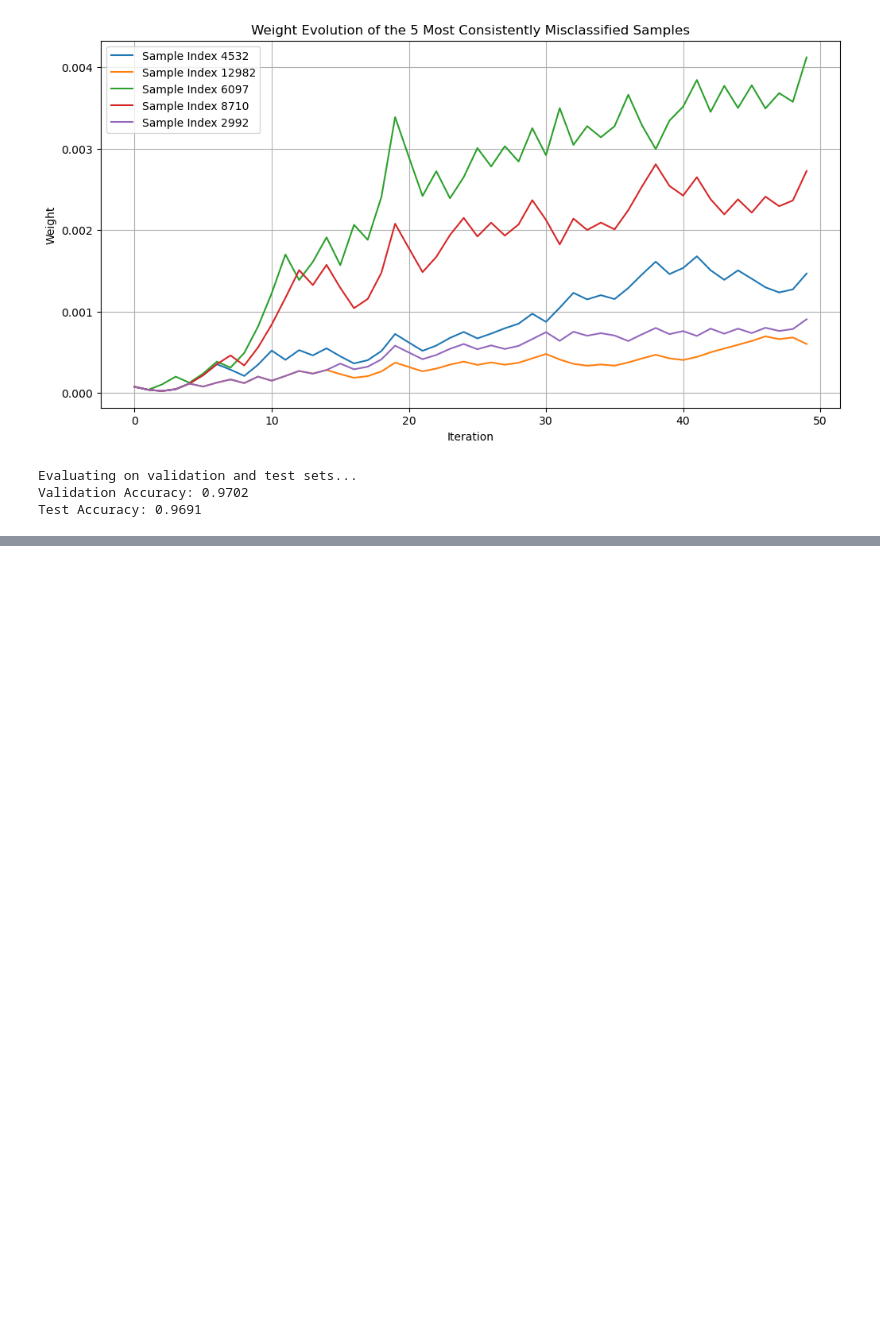
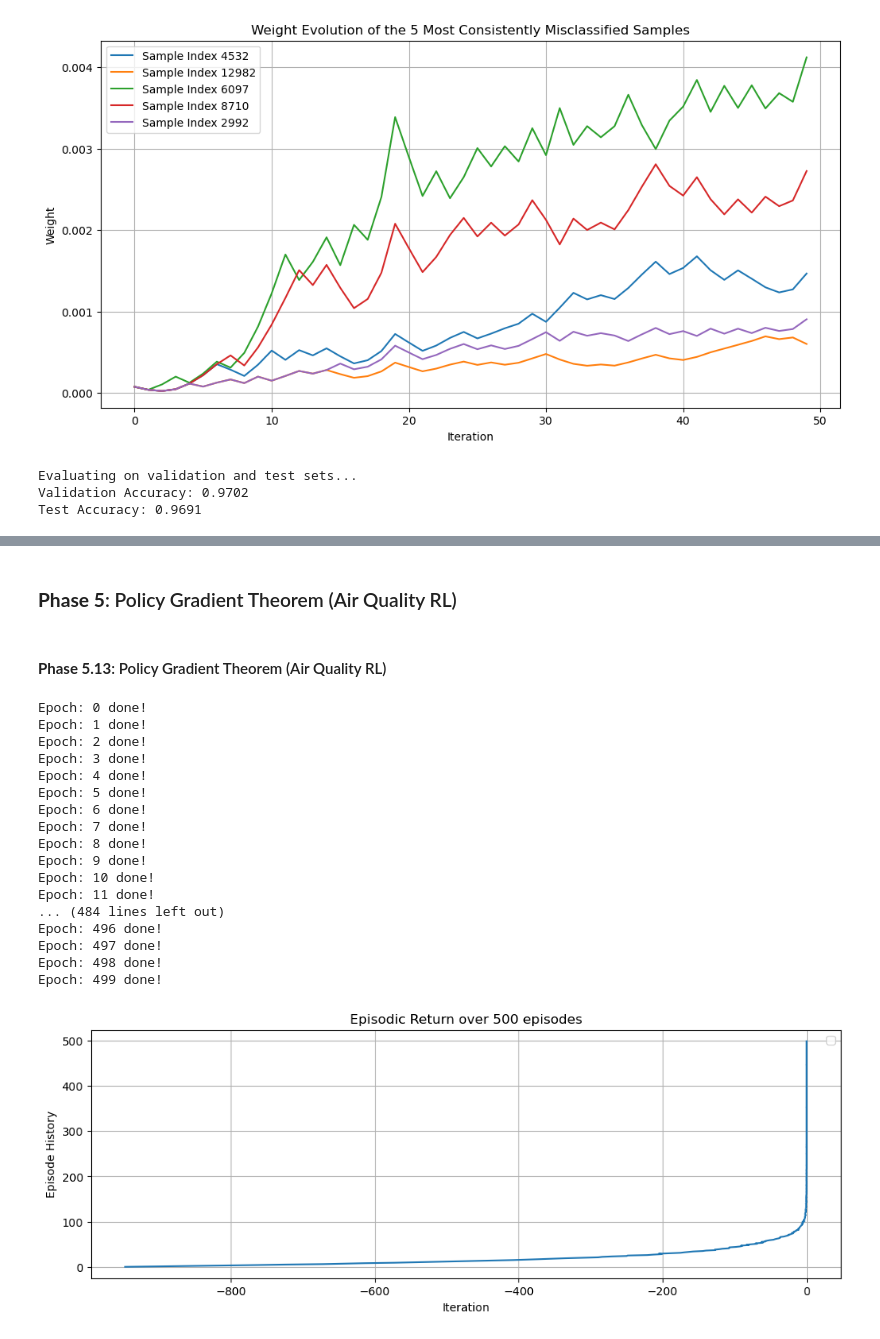
Before and after one commit to dwaipayanhaldar/E1-213-Pattern-Recognition-Neural-Network, a Jupyter notebook: Assignment_3/E1_213_A3_Dwaipayan_Haldar_code.ipynb, the cells around one changed output, grey strips where cells are left out. Saved outputs shown, nothing was run; the diff lists cells and outputs as text; code cells hidden in the pictures; blank space fills up the shorter version.

```diff
--- a/Assignment_3/E1_213_A3_Dwaipayan_Haldar_code.ipynb
+++ b/Assignment_3/E1_213_A3_Dwaipayan_Haldar_code.ipynb
@@ -126,0 +564,40 @@ Test Accuracy: 0.9691
+# %% [markdown]
+### **Phase 5**: Policy Gradient Theorem (Air Quality RL)
+# %%
+DATA_DIR = "/Users/dwaipayanhaldar/Downloads/Notes and Books/IISc Coding Assignments and Project/Data/PRNN_2026_A2_data"
+time_series_file_path = os.path.join(DATA_DIR, 'delhi_aqi.csv')
+
+data_regression = TimeSeriesDataset(time_series_file_path, 24,0, all_features=True)
+# %% [markdown]
+#### **Phase 5.13**: Policy Gradient Theorem (Air Quality RL)
+# %%
+policy_net = PolicyNetwork(input_dim=192)
+optimizer = torch.optim.Adam(policy_net.parameters(), lr=1e-3)
+episode_history = []
+
+for episode in range(500):
+    log_probs, rewards = collect_trajectory(policy_net, data_regression.X, data_regression.y)
+    update_policy(optimizer, log_probs, rewards)
+
+    total_return = sum(rewards)
+    episode_history.append(total_return)
+    print(f"Epoch: {episode} done!")
+# %% [output]
+Epoch: 0 done!
+Epoch: 1 done!
+Epoch: 2 done!
+Epoch: 3 done!
+Epoch: 4 done!
+Epoch: 5 done!
+Epoch: 6 done!
+Epoch: 7 done!
+Epoch: 8 done!
+Epoch: 9 done!
+Epoch: 10 done!
+Epoch: 11 done!
+... (484 lines left out)
+Epoch: 496 done!
+Epoch: 497 done!
+Epoch: 498 done!
+Epoch: 499 done!
+[figure, added]
```
Also changed, not shown: parts of 32 cells of this notebook, 13 other files.
